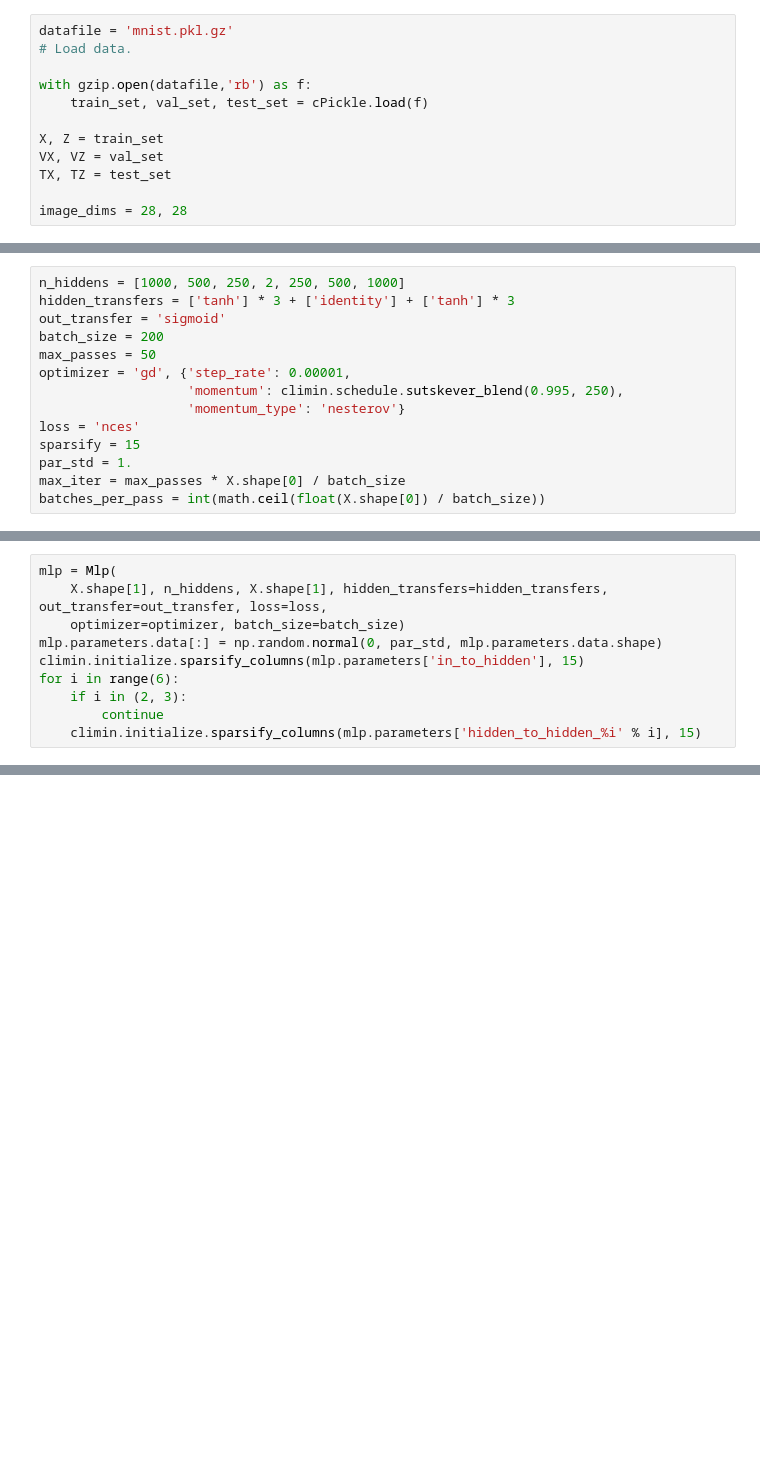
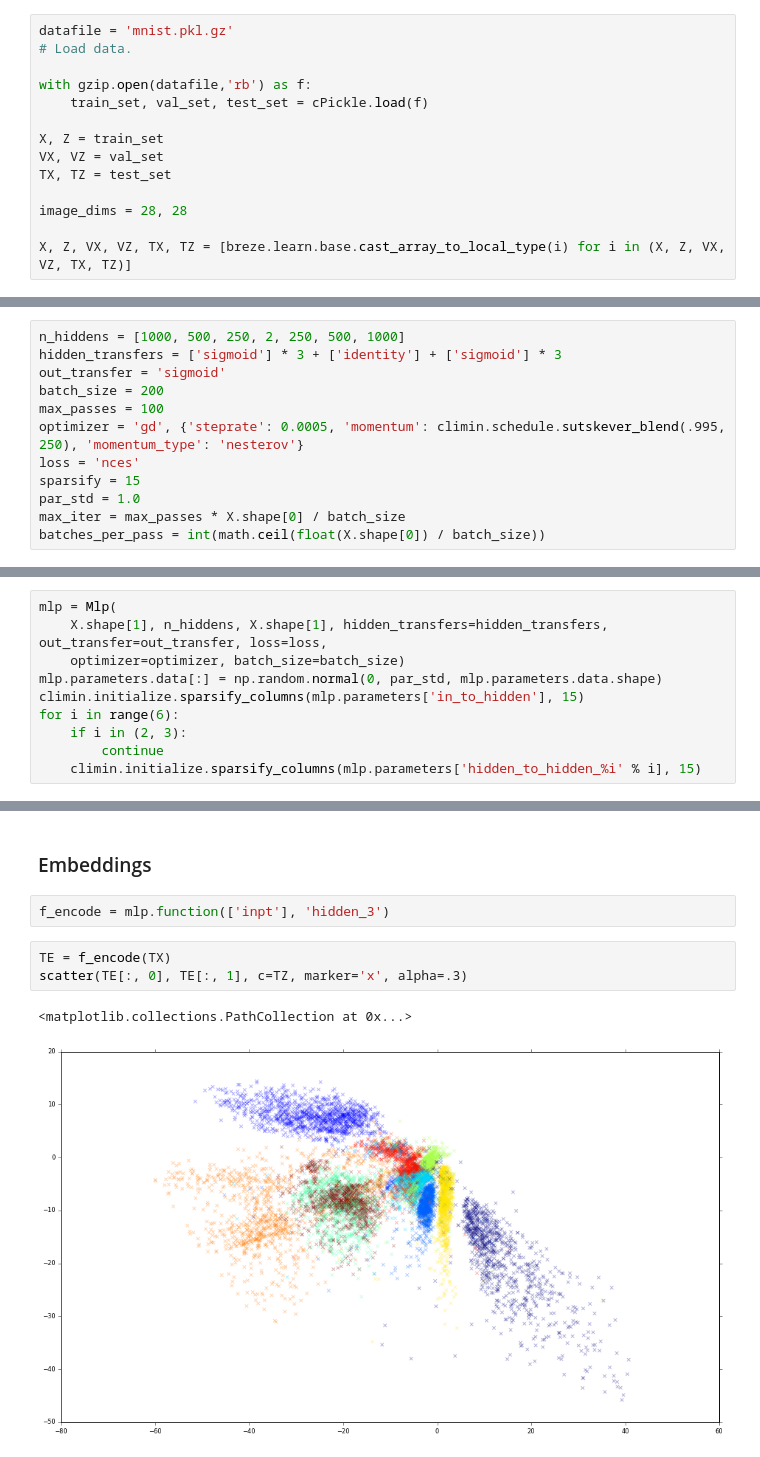
Before and after one commit to breze-no-salt/breze, a Jupyter notebook: notebooks/Deep Auto Encoder on MNIST.ipynb, the cells around one changed output, grey strips where cells are left out. Saved outputs shown, nothing was run; the diff lists cells and outputs as text; blank space fills up the shorter version.

```diff
--- a/notebooks/Deep Auto Encoder on MNIST.ipynb
+++ b/notebooks/Deep Auto Encoder on MNIST.ipynb
@@ -37,3 +34,5 @@ VX, VZ = val_set
 TX, TZ = test_set
 
 image_dims = 28, 28
+
+X, Z, VX, VZ, TX, TZ = [breze.learn.base.cast_array_to_local_type(i) for i in (X, Z, VX, VZ, TX, TZ)]
@@ -43,14 +41,12 @@ Define Model
 # %%
 n_hiddens = [1000, 500, 250, 2, 250, 500, 1000]
-hidden_transfers = ['tanh'] * 3 + ['identity'] + ['tanh'] * 3
+hidden_transfers = ['sigmoid'] * 3 + ['identity'] + ['sigmoid'] * 3
 out_transfer = 'sigmoid'
 batch_size = 200
-max_passes = 50
-optimizer = 'gd', {'step_rate': 0.00001,
-                   'momentum': climin.schedule.sutskever_blend(0.995, 250),
-                   'momentum_type': 'nesterov'}
+max_passes = 100
+optimizer = 'gd', {'steprate': 0.0005, 'momentum': climin.schedule.sutskever_blend(.995, 250), 'momentum_type': 'nesterov'}
 loss = 'nces'
 sparsify = 15
-par_std = 1.
+par_std = 1.0
 max_iter = max_passes * X.shape[0] / batch_size
 batches_per_pass = int(math.ceil(float(X.shape[0]) / batch_size))
@@ -75,0 +96,10 @@ Visualize Reconstructions
+# %% [markdown]
+### Embeddings
+# %%
+f_encode = mlp.function(['inpt'], 'hidden_3')
+# %%
+TE = f_encode(TX)
+scatter(TE[:, 0], TE[:, 1], c=TZ, marker='x', alpha=.3)
+# %% [output]
+<matplotlib.collections.PathCollection at 0x...>
+[figure, added]
```
Also changed, not shown: parts of 10 cells of this notebook.
